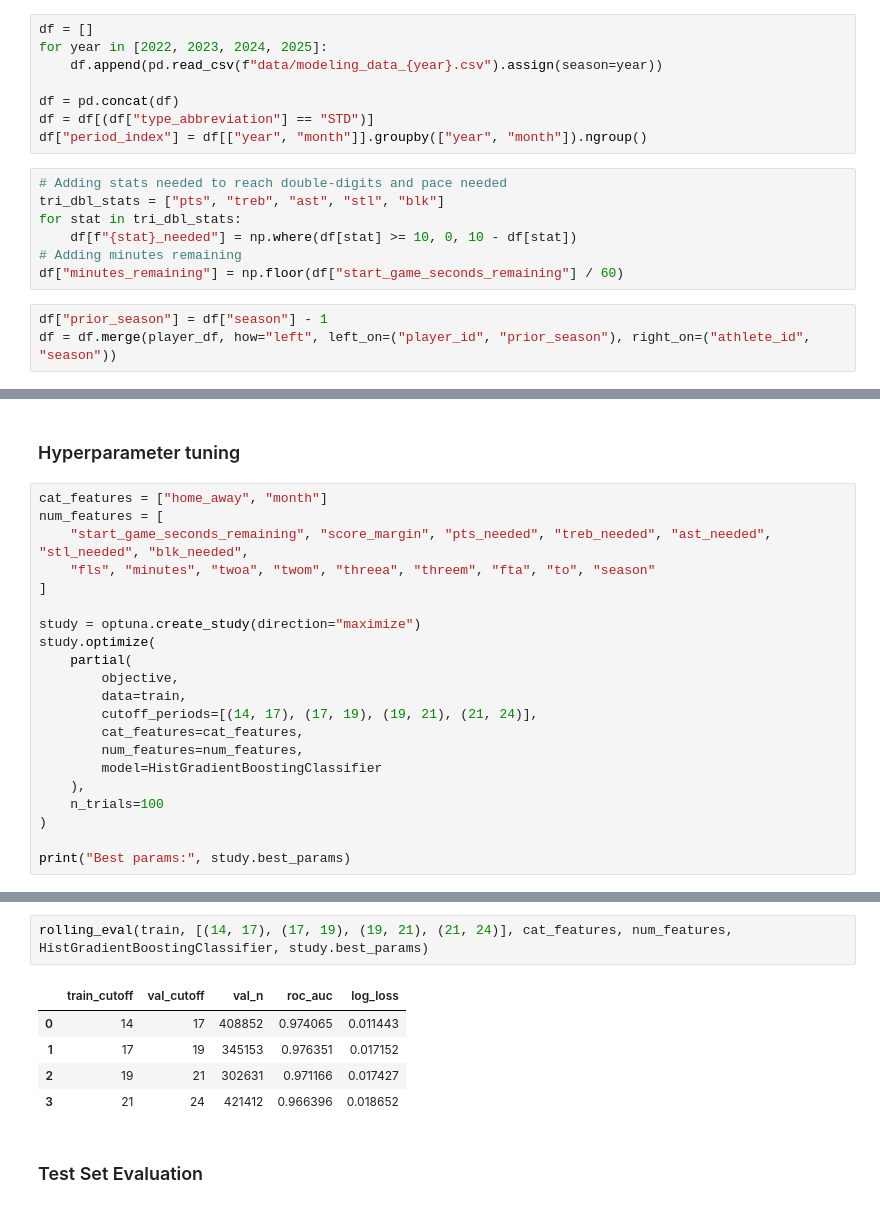
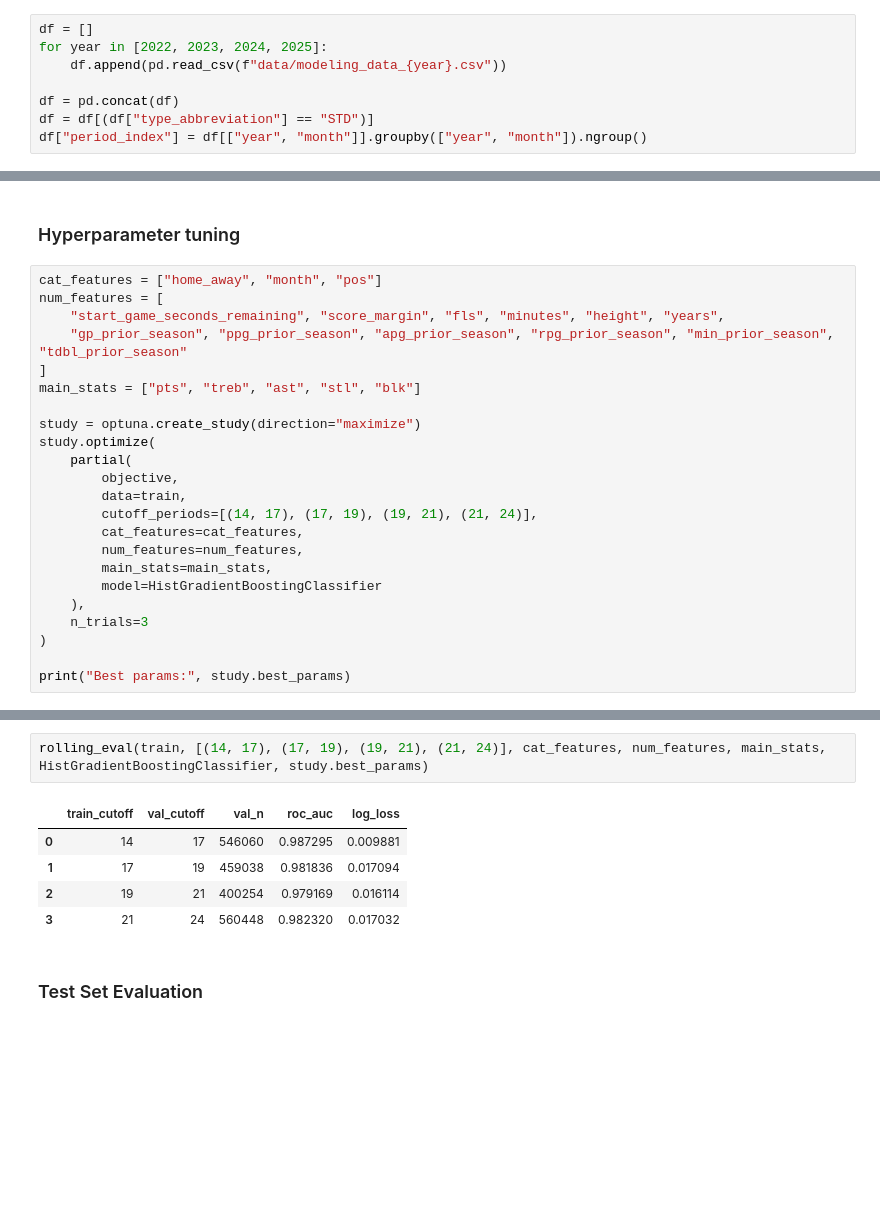
Before and after one commit to timop26/triple-double-predictor, a Jupyter notebook: fit_model.ipynb, the cells around one changed output, grey strips where cells are left out. Cells and saved outputs as stored; diff of their text form; blank space fills up the shorter version.

Commit message:
Clean model training notebook

```diff
--- a/fit_model.ipynb
+++ b/fit_model.ipynb
@@ -81,18 +90,8 @@ player_df = player_df[["athlete_id", "season", "full_name", "position_abbreviati
 # %%
 df = []
 for year in [2022, 2023, 2024, 2025]:
-    df.append(pd.read_csv(f"data/modeling_data_{year}.csv").assign(season=year))
+    df.append(pd.read_csv(f"data/modeling_data_{year}.csv"))
 
 df = pd.concat(df)
 df = df[(df["type_abbreviation"] == "STD")]
 df["period_index"] = df[["year", "month"]].groupby(["year", "month"]).ngroup()
-# %%
-# Adding stats needed to reach double-digits and pace needed
-tri_dbl_stats = ["pts", "treb", "ast", "stl", "blk"]
-for stat in tri_dbl_stats:
-    df[f"{stat}_needed"] = np.where(df[stat] >= 10, 0, 10 - df[stat])
-# Adding minutes remaining
-df["minutes_remaining"] = np.floor(df["start_game_seconds_remaining"] / 60)
-# %%
-df["prior_season"] = df["season"] - 1
-df = df.merge(player_df, how="left", left_on=("player_id", "prior_season"), right_on=("athlete_id", "season"))
@@ -136,11 +120,12 @@ array([   2779,    3416,    3992,    6578, 2595516, 2991139, 3936099,
 # %% [markdown]
 ### Hyperparameter tuning
 # %%
-cat_features = ["home_away", "month"]
+cat_features = ["home_away", "month", "pos"]
 num_features = [
-    "start_game_seconds_remaining", "score_margin", "pts_needed", "treb_needed", "ast_needed", "stl_needed", "blk_needed",
-    "fls", "minutes", "twoa", "twom", "threea", "threem", "fta", "to", "season"
+    "start_game_seconds_remaining", "score_margin", "fls", "minutes", "height", "years",
+    "gp_prior_season", "ppg_prior_season", "apg_prior_season", "rpg_prior_season", "min_prior_season", "tdbl_prior_season"
 ]
+main_stats = ["pts", "treb", "ast", "stl", "blk"]
 
 study = optuna.create_study(direction="maximize")
 study.optimize(
@@ -150,9 +135,10 @@ study.optimize(
         cutoff_periods=[(14, 17), (17, 19), (19, 21), (21, 24)],
         cat_features=cat_features,
         num_features=num_features,
+        main_stats=main_stats,
         model=HistGradientBoostingClassifier
     ),
-    n_trials=100
+    n_trials=3
 )
 
 print("Best params:", study.best_params)
@@ -178,11 +151,11 @@ Best params: {'learning_rate': 0.1120721917365898, 'max_depth': 2, 'max_iter': 4
 # %%
-rolling_eval(train, [(14, 17), (17, 19), (19, 21), (21, 24)], cat_features, num_features, HistGradientBoostingClassifier, study.best_params)
+rolling_eval(train, [(14, 17), (17, 19), (19, 21), (21, 24)], cat_features, num_features, main_stats, HistGradientBoostingClassifier, study.best_params)
 # %% [output]
 |  | train_cutoff | val_cutoff | val_n | roc_auc | log_loss |
-| 0 | 14 | 17 | 408852 | 0.974065 | 0.011443 |
-| 1 | 17 | 19 | 345153 | 0.976351 | 0.017152 |
-| 2 | 19 | 21 | 302631 | 0.971166 | 0.017427 |
-| 3 | 21 | 24 | 421412 | 0.966396 | 0.018652 |
+| 0 | 14 | 17 | 546060 | 0.987295 | 0.009881 |
+| 1 | 17 | 19 | 459038 | 0.981836 | 0.017094 |
+| 2 | 19 | 21 | 400254 | 0.979169 | 0.016114 |
+| 3 | 21 | 24 | 560448 | 0.982320 | 0.017032 |
 # %% [markdown]
 ### Test Set Evaluation
 # %%
```
Also changed, not shown: parts of 27 cells of this notebook, 1 other file.
